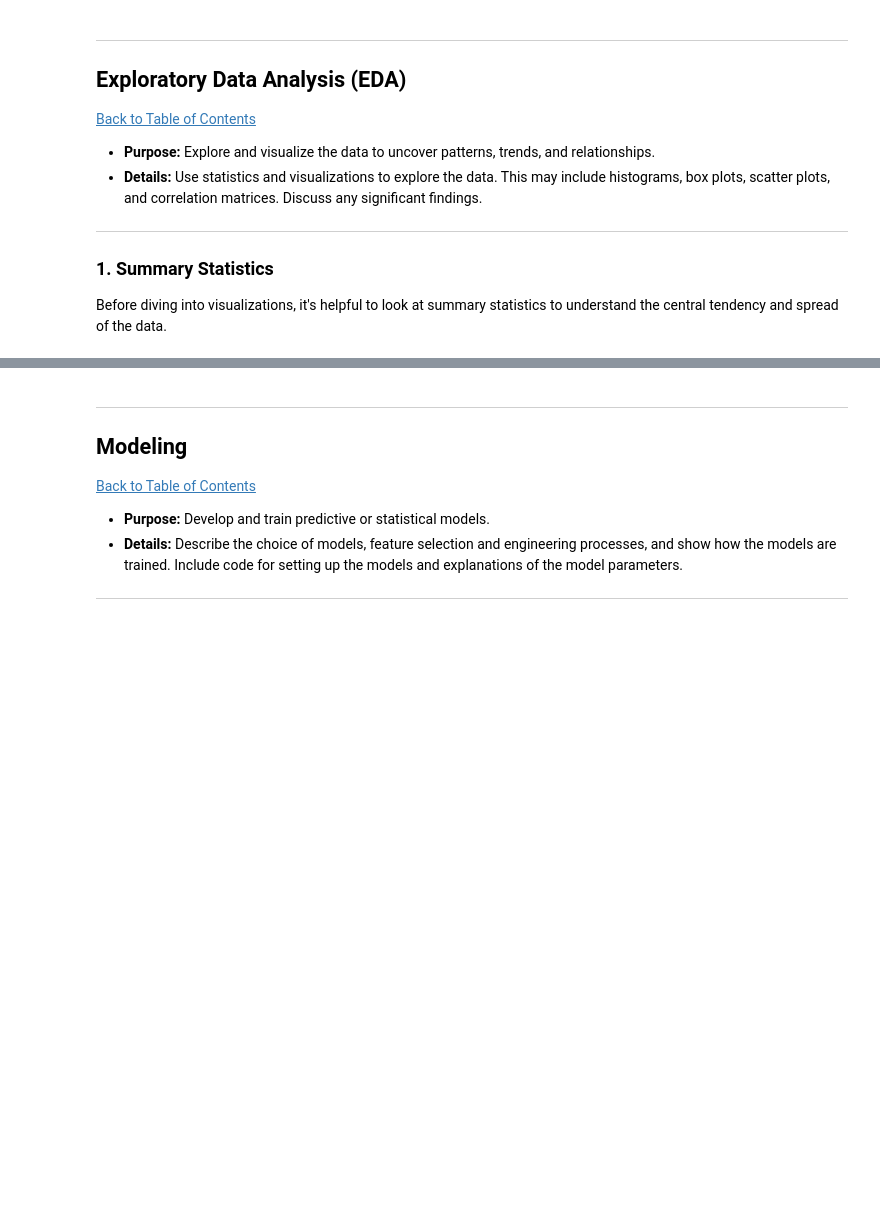
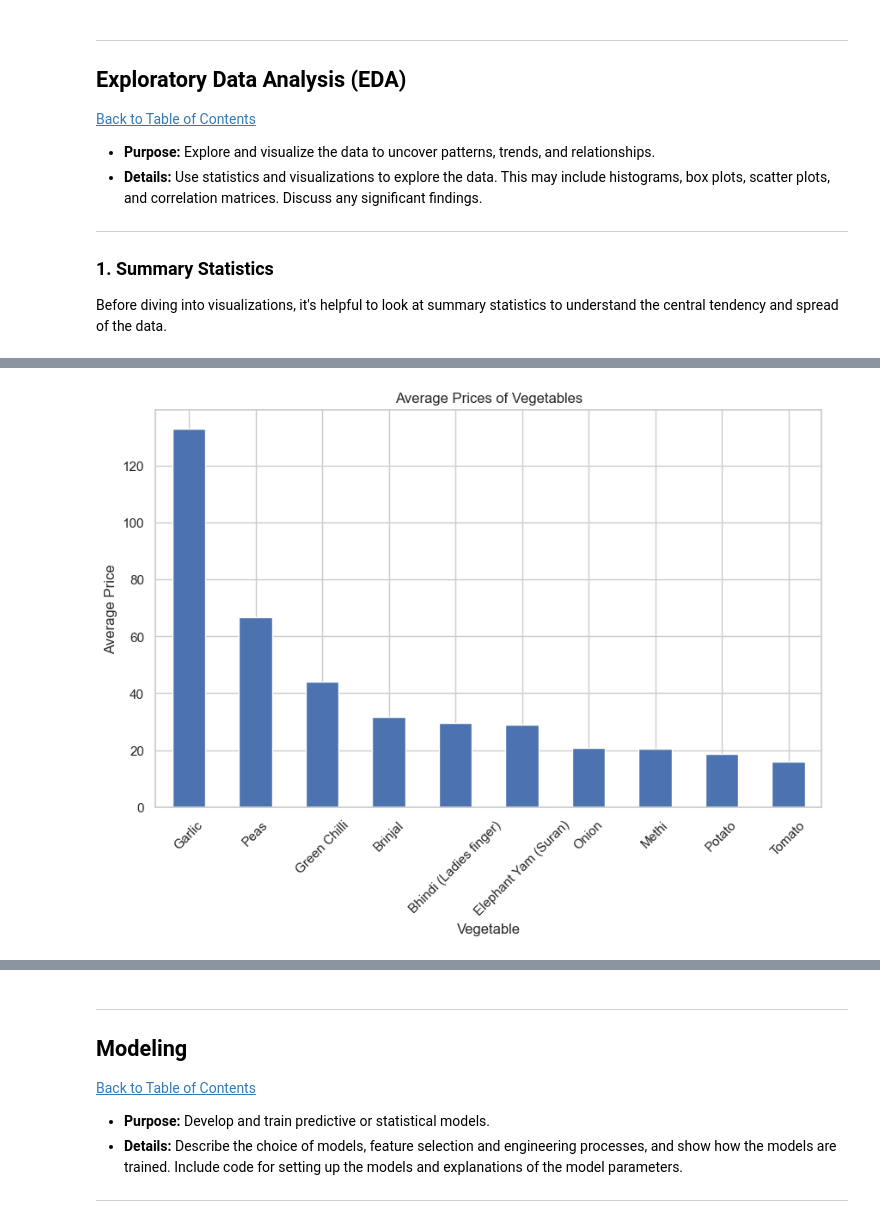
Before and after one commit to NKHUBALALE/Workplace-module, a Jupyter notebook: QCTO---Workplace-Module-Notebook-Template-4571.ipynb, the cells around one changed output, grey strips where cells are left out. Saved outputs shown, nothing was run; the diff lists cells and outputs as text; code cells hidden in the pictures; blank space fills up the shorter version.

```diff
--- a/QCTO---Workplace-Module-Notebook-Template-4571.ipynb
+++ b/QCTO---Workplace-Module-Notebook-Template-4571.ipynb
@@ -258,0 +288,10 @@ plt.show()
+# %%
+avg_prices = vegetable_prices[price_columns].mean().sort_values(ascending=False)
+avg_prices.plot(kind='bar', figsize=(10, 6))
+plt.title('Average Prices of Vegetables')
+plt.xlabel('Vegetable')
+plt.ylabel('Average Price')
+plt.xticks(rotation=45)
+plt.show()
+# %% [output]
+[figure, added]
```
Also changed, not shown: parts of 11 cells of this notebook.
